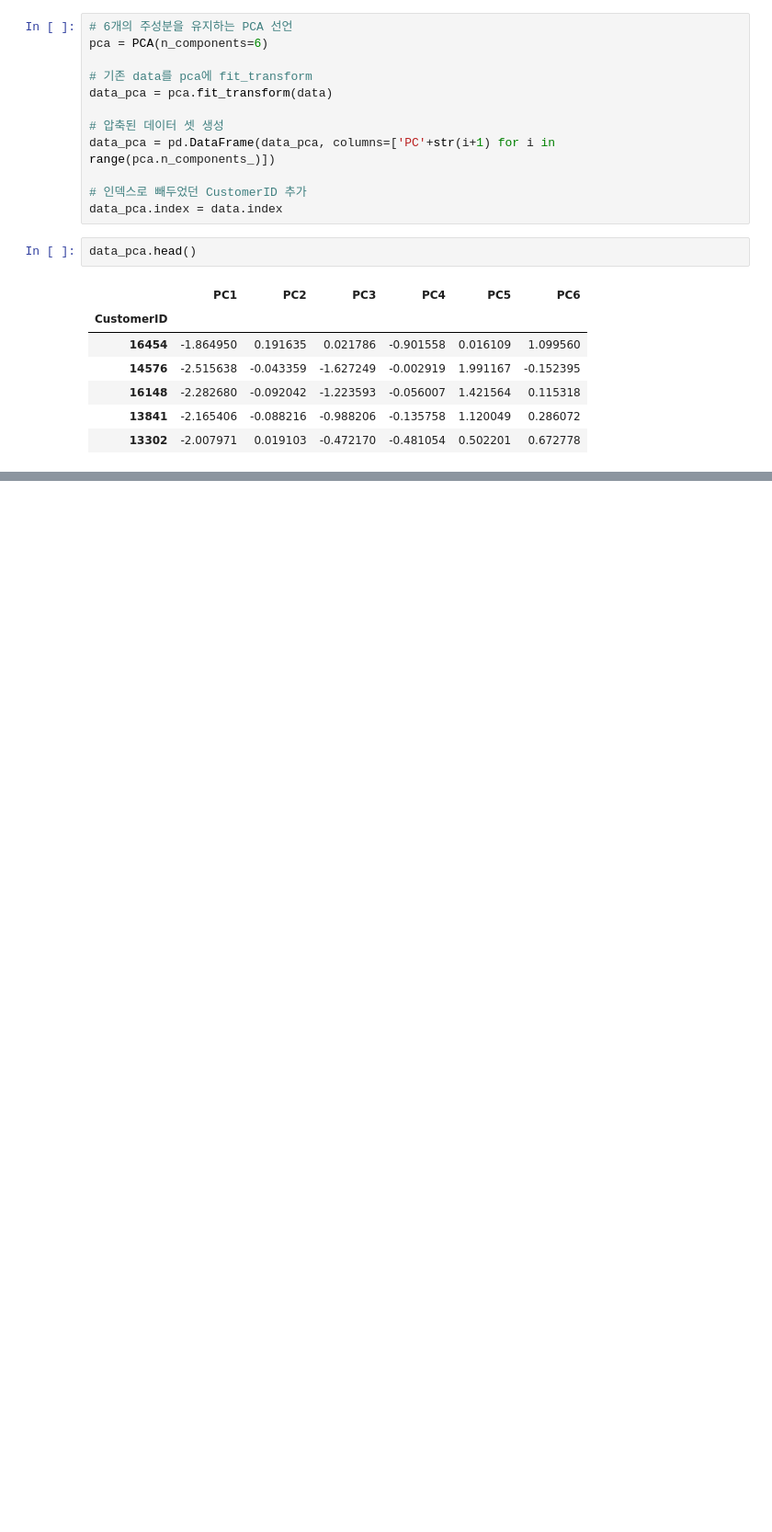
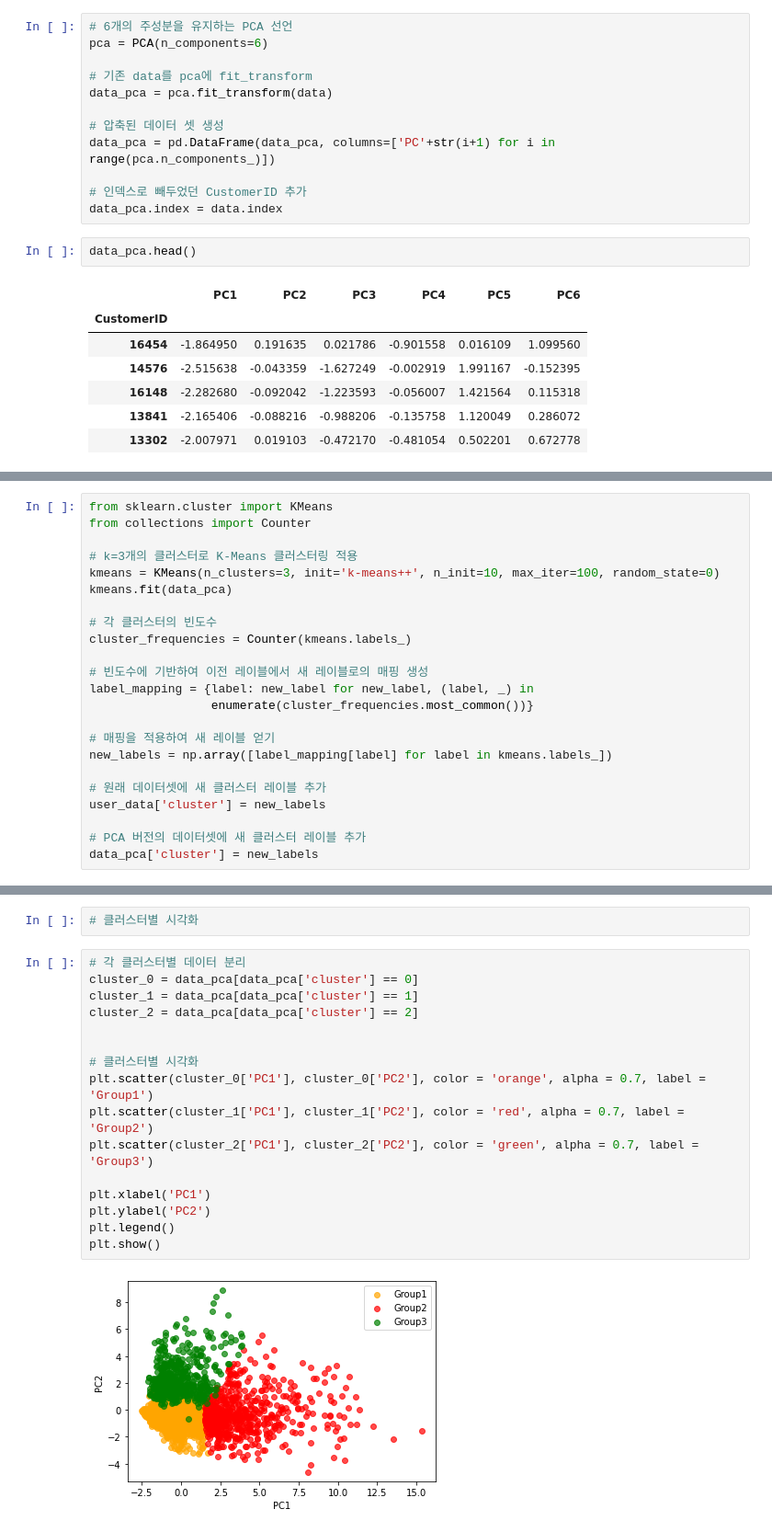
Before and after one commit to jul-ee/customer-segmentation, a Jupyter notebook: customer_segmentation/customer_segmentation.ipynb, the cells around one changed output, grey strips where cells are left out. Shown: that part at 92% size. Saved outputs shown, nothing was run; the diff lists cells and outputs as text; blank space fills up the shorter version.

Commit message:
feat: K-Means 클러스터링 및 3D 시각화 #1

```diff
--- a/customer_segmentation/customer_segmentation.ipynb
+++ b/customer_segmentation/customer_segmentation.ipynb
@@ -209,0 +212,23 @@ data_pca.head()
+# %%
+from sklearn.cluster import KMeans
+from collections import Counter
+
+# k=3개의 클러스터로 K-Means 클러스터링 적용
+kmeans = KMeans(n_clusters=3, init='k-means++', n_init=10, max_iter=100, random_state=0)
+kmeans.fit(data_pca)
+
+# 각 클러스터의 빈도수
+cluster_frequencies = Counter(kmeans.labels_)
+
+# 빈도수에 기반하여 이전 레이블에서 새 레이블로의 매핑 생성
+label_mapping = {label: new_label for new_label, (label, _) in
+                 enumerate(cluster_frequencies.most_common())}
+
+# 매핑을 적용하여 새 레이블 얻기
+new_labels = np.array([label_mapping[label] for label in kmeans.labels_])
+
+# 원래 데이터셋에 새 클러스터 레이블 추가
+user_data['cluster'] = new_labels
+
+# PCA 버전의 데이터셋에 새 클러스터 레이블 추가
+data_pca['cluster'] = new_labels
@@ -209,0 +254,20 @@ data_pca.head()
+# %%
+# 클러스터별 시각화
+# %%
+# 각 클러스터별 데이터 분리
+cluster_0 = data_pca[data_pca['cluster'] == 0]
+cluster_1 = data_pca[data_pca['cluster'] == 1]
+cluster_2 = data_pca[data_pca['cluster'] == 2]
+
+
+# 클러스터별 시각화
+plt.scatter(cluster_0['PC1'], cluster_0['PC2'], color = 'orange', alpha = 0.7, label = 'Group1')
+plt.scatter(cluster_1['PC1'], cluster_1['PC2'], color = 'red', alpha = 0.7, label = 'Group2')
+plt.scatter(cluster_2['PC1'], cluster_2['PC2'], color = 'green', alpha = 0.7, label = 'Group3')
+
+plt.xlabel('PC1')
+plt.ylabel('PC2')
+plt.legend()
+plt.show()
+# %% [output]
+[figure, added]
```
Also changed, not shown: parts of 8 cells of this notebook.
